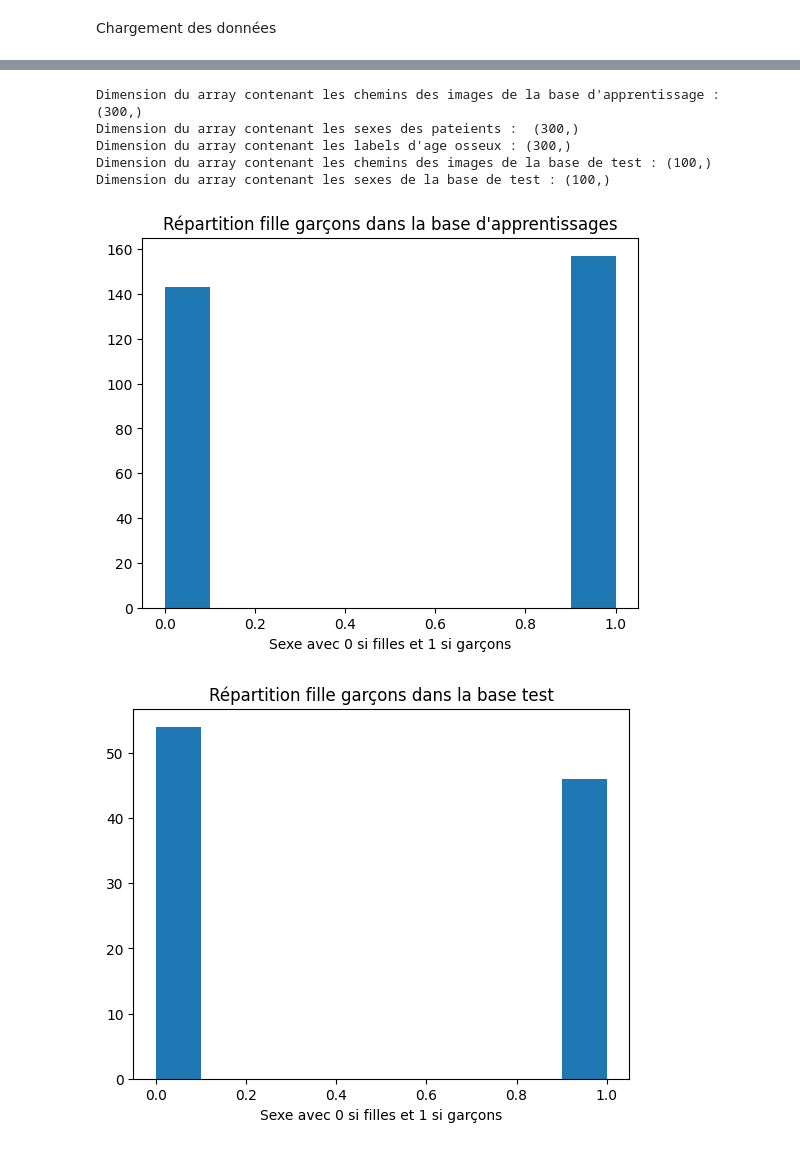
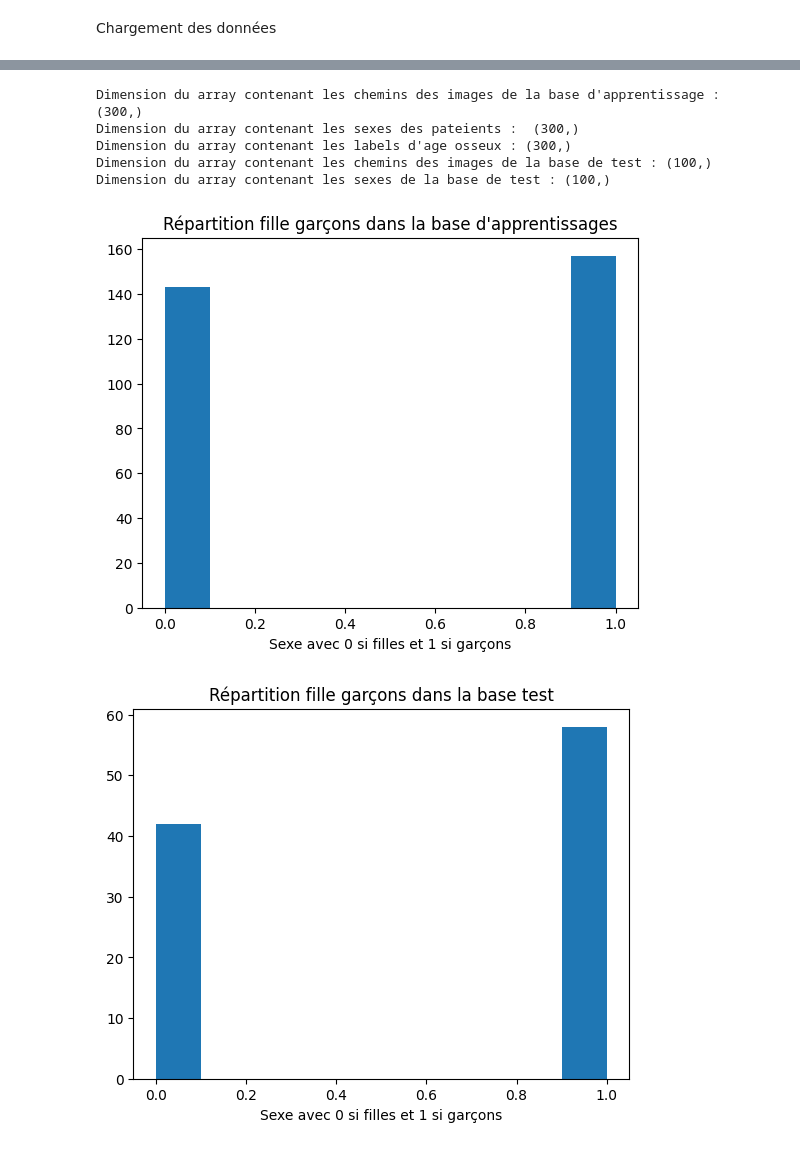
Before and after one commit to adl-vrd/X_ray, a Jupyter notebook: main.ipynb, the cells around one changed output, grey strips where cells are left out. Cells and saved outputs as stored; diff of their text form; code cells hidden in the pictures.

Commit message:
changement base test

```diff
--- a/main.ipynb
+++ b/main.ipynb
@@ -27,5 +28,6 @@ sexe_train = train_array[:,2]
 ### Pour la base de test
 test_array = csv_test.to_numpy()
 numero_patient_test = test_array[:,0]
-sexe_test = test_array[:,1]
+age_osseux_test = test_array[:,1]
+sexe_test = test_array[:,2]
 # %%
@@ -82,7 +78,7 @@ plt.imshow(chargement_images_train_2(1800).numpy().squeeze(), cmap='gray')
 
 img_path_k_train = []
 
-for k in range(1600,1900):
+for k in numero_patient_train:
     img_path_k_train.append(f'train/{k}.png')
 img_path_array = np.array(img_path_k_train)
 
@@ -94,45 +90,52 @@ y_train = age_osseux_train
 
 img_path_k_test = []
 
-for k in range(4414,4514):
+for k in numero_patient_test:
     img_path_k_test.append(f'test/{k}.png')
 img_path_array_test = np.array(img_path_k_test)
 
 
 X_test_images = img_path_array_test
-X_test_sex = np.array([1 if s == "M" else 0 for s in sexe_test])
+X_test_sex = np.array([1 if s == True else 0 for s in sexe_test])
+y_test = age_osseux_test
 # %%
 
 print("Dimension du array contenant les chemins des images de la base d'apprentissage :",X_train_images.shape)
 print("Dimension du array contenant les sexes des pateients : ",X_train_sex.shape)
 print("Dimension du array contenant les labels d'age osseux :",y_train.shape)
 
 print("Dimension du array contenant les chemins des images de la base de test :",X_test_images.shape)
 print("Dimension du array contenant les sexes de la base de test :",X_test_sex.shape)
 
 plt.figure()
 plt.hist(X_train_sex)
 plt.title("Répartition fille garçons dans la base d'apprentissages")
 plt.xlabel("Sexe avec 0 si filles et 1 si garçons")
 plt.show()
 
 plt.figure()
 plt.hist(X_test_sex)
 plt.title("Répartition fille garçons dans la base test")
 plt.xlabel("Sexe avec 0 si filles et 1 si garçons")
 plt.show()
 
 plt.figure()
 plt.hist(y_train)
 plt.title("Répartition de l'age osseux dans la base d'apprentissage")
 plt.xlabel("Age osseux (en mois)")
 plt.show()
+
+plt.figure()
+plt.hist(y_test)
+plt.title("Répartition de l'age osseux dans la base d'apprentissage")
+plt.xlabel("Age osseux (en mois)")
+plt.show()
 # %% [output]
 Dimension du array contenant les chemins des images de la base d'apprentissage : (300,)
 Dimension du array contenant les sexes des pateients :  (300,)
 Dimension du array contenant les labels d'age osseux : (300,)
 Dimension du array contenant les chemins des images de la base de test : (100,)
 Dimension du array contenant les sexes de la base de test : (100,)
 [figure]
-[figure, old version]
+[figure, new version]
 [figure]
```
Also changed, not shown: parts of 4 cells of this notebook, 1 other file.
